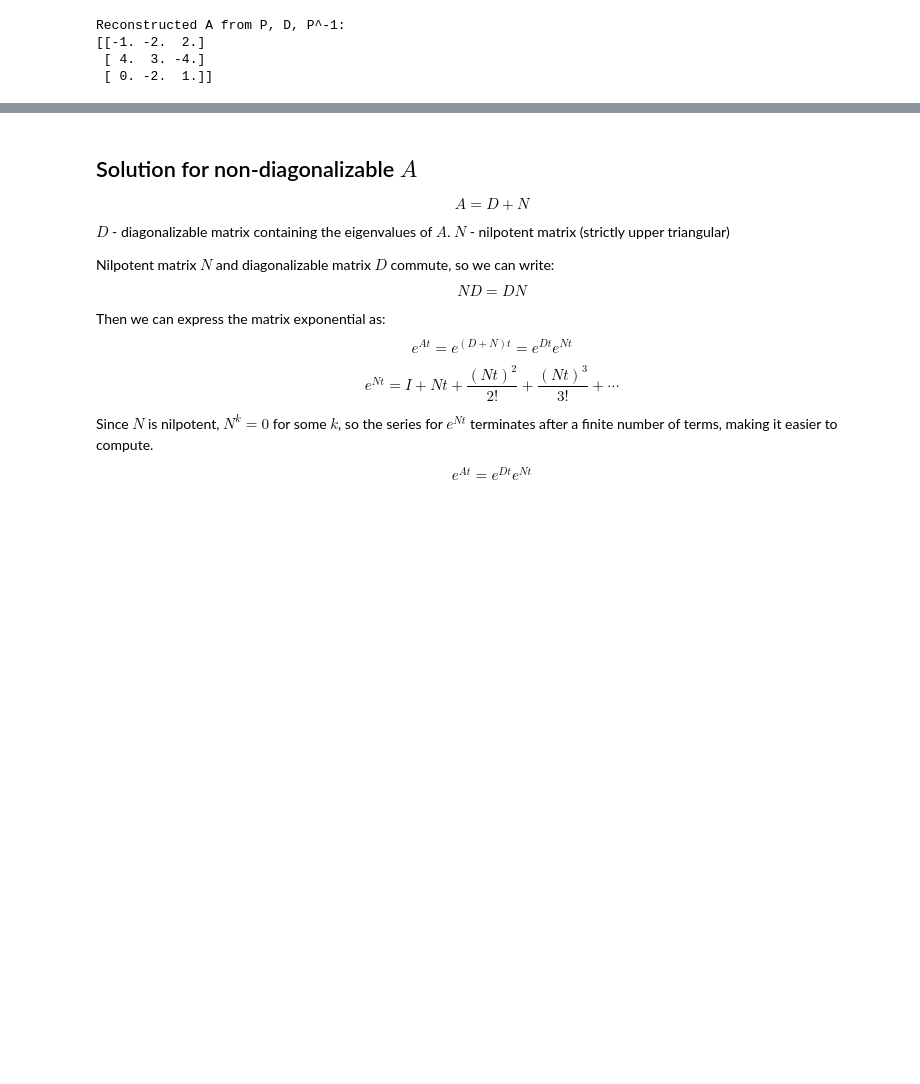
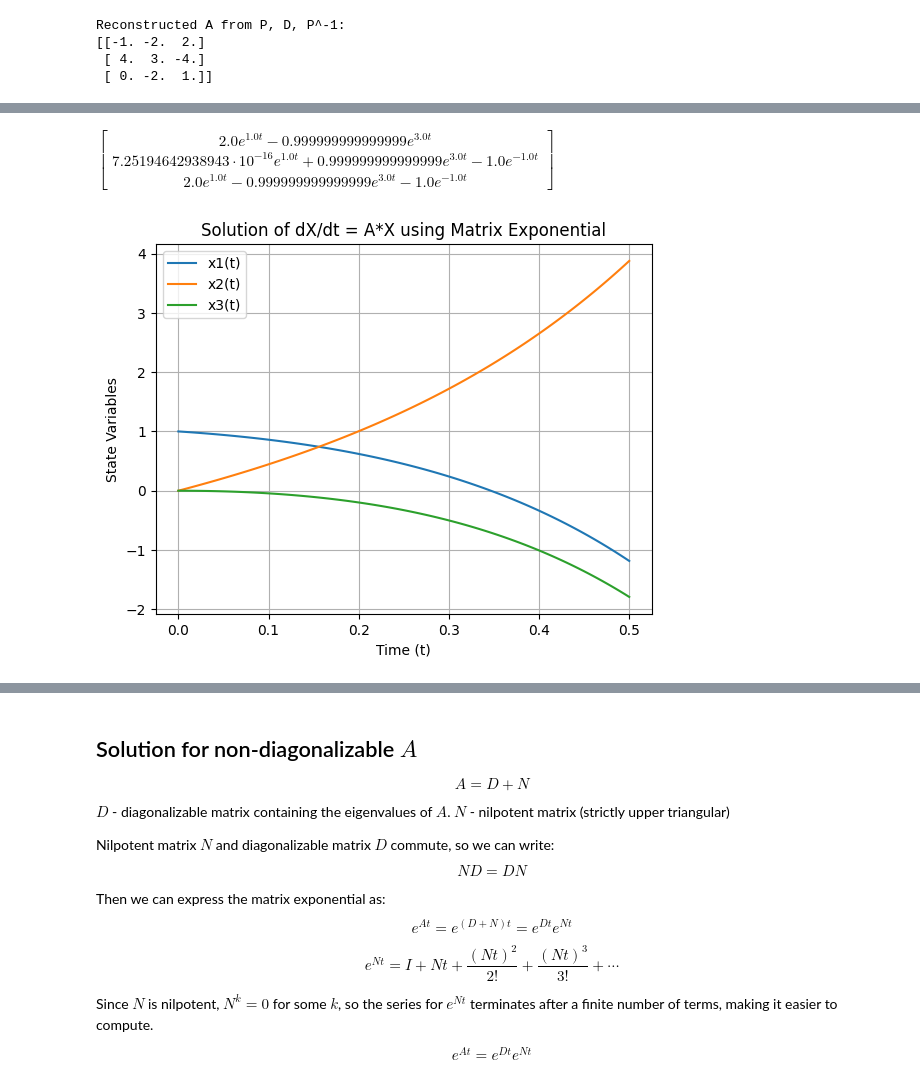
Before and after one commit to Vybornak2/ODE, a Jupyter notebook: src/t8_matrix_exponential.ipynb, the cells around one changed output, grey strips where cells are left out. Cells and saved outputs as stored; diff of their text form; code cells hidden in the pictures; blank space fills up the shorter version.

Commit message:
t8 diagonizable solution implemented

```diff
--- a/src/t8_matrix_exponential.ipynb
+++ b/src/t8_matrix_exponential.ipynb
@@ -116,3 +115,31 @@ display(A_exp)
 # %% [output]
 Matrix exponential e^(A*t):
 $\displaystyle \left[\begin{matrix}2.0 e^{1.0 t} - 0.999999999999999 e^{3.0 t} & 1.0 e^{1.0 t} - 1.0 e^{3.0 t} & - 1.0 e^{1.0 t} + 1.0 e^{3.0 t}\\7.25194642938943 \cdot 10^{-16} e^{1.0 t} + 0.999999999999999 e^{3.0 t} - 1.0 e^{- 1.0 t} & 3.62597321469472 \cdot 10^{-16} e^{1.0 t} + 1.0 e^{3.0 t} & - 3.62597321469472 \cdot 10^{-16} e^{1.0 t} - 1.0 e^{3.0 t} + 1.0 e^{- 1.0 t}\\2.0 e^{1.0 t} - 0.999999999999999 e^{3.0 t} - 1.0 e^{- 1.0 t} & 1.0 e^{1.0 t} - 1.0 e^{3.0 t} & - 1.0 e^{1.0 t} + 1.0 e^{3.0 t} + 1.0 e^{- 1.0 t}\end{matrix}\right]$
+# %%
+X0 = np.array([1, 0, 0])  # Initial condition
+t_span = (0, 0.5)
+t_eval = np.linspace(t_span[0], t_span[1], 100)  # Time points to evaluate the solution
+# %%
+X = A_exp @ sp.Matrix(X0)
+display(X)
+# %% [output]
+$\displaystyle \left[\begin{matrix}2.0 e^{1.0 t} - 0.999999999999999 e^{3.0 t}\\7.25194642938943 \cdot 10^{-16} e^{1.0 t} + 0.999999999999999 e^{3.0 t} - 1.0 e^{- 1.0 t}\\2.0 e^{1.0 t} - 0.999999999999999 e^{3.0 t} - 1.0 e^{- 1.0 t}\end{matrix}\right]$
+# %%
+X_func = sp.lambdify(t, X, modules="numpy")
+X_values = X_func(t_eval)
+# %%
+x1_anal = X_values[0, 0]
+x2_anal = X_values[1, 0]
+x3_anal = X_values[2, 0]
+
+plt.plot(t_eval, x1_anal, label="x1(t)")
+plt.plot(t_eval, x2_anal, label="x2(t)")
+plt.plot(t_eval, x3_anal, label="x3(t)")
+
+plt.title("Solution of dX/dt = A*X using Matrix Exponential")
+plt.xlabel("Time (t)")
+plt.ylabel("State Variables")
+plt.legend()
+plt.grid()
+# %% [output]
+[figure, added]
```
Also changed, not shown: parts of 3 cells of this notebook.
